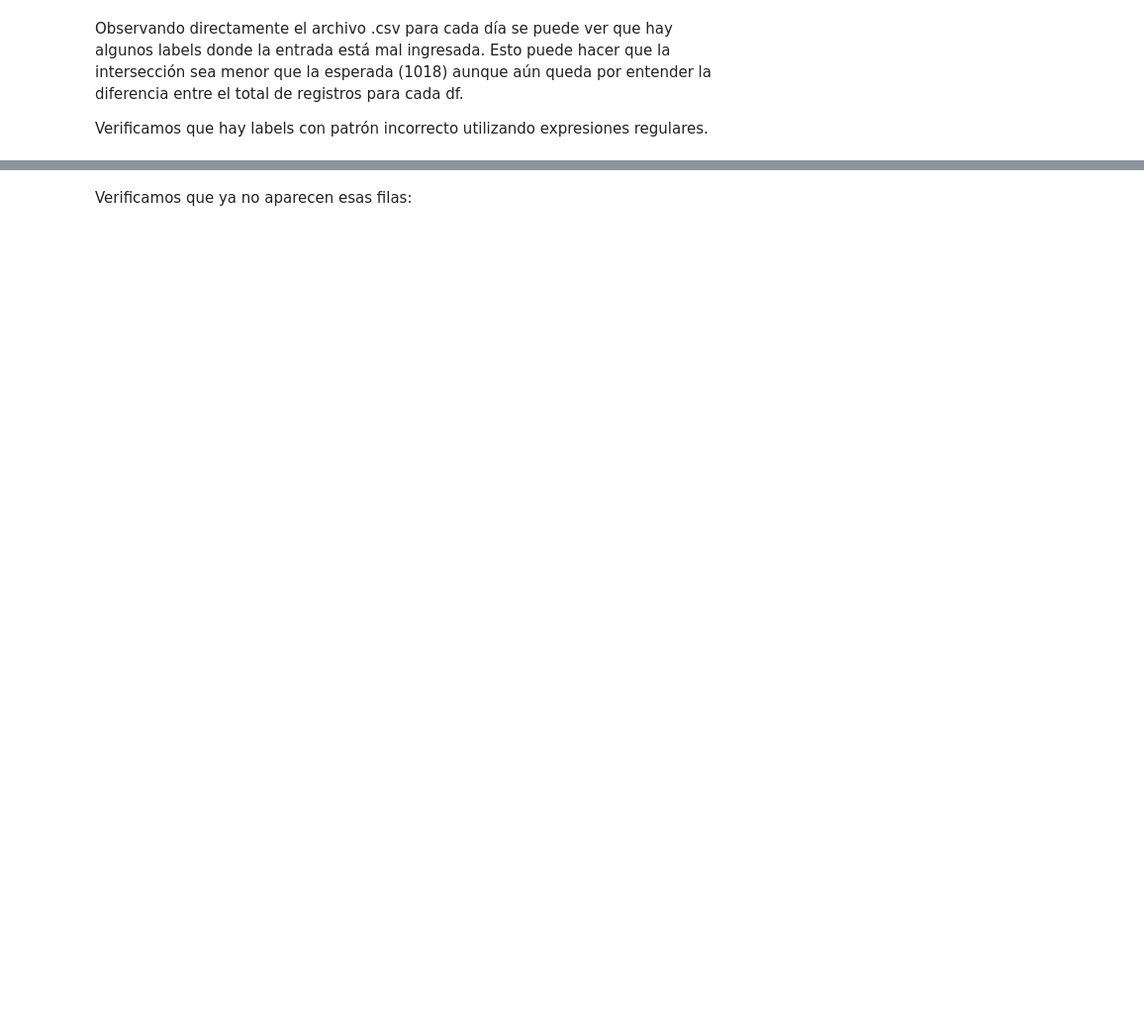
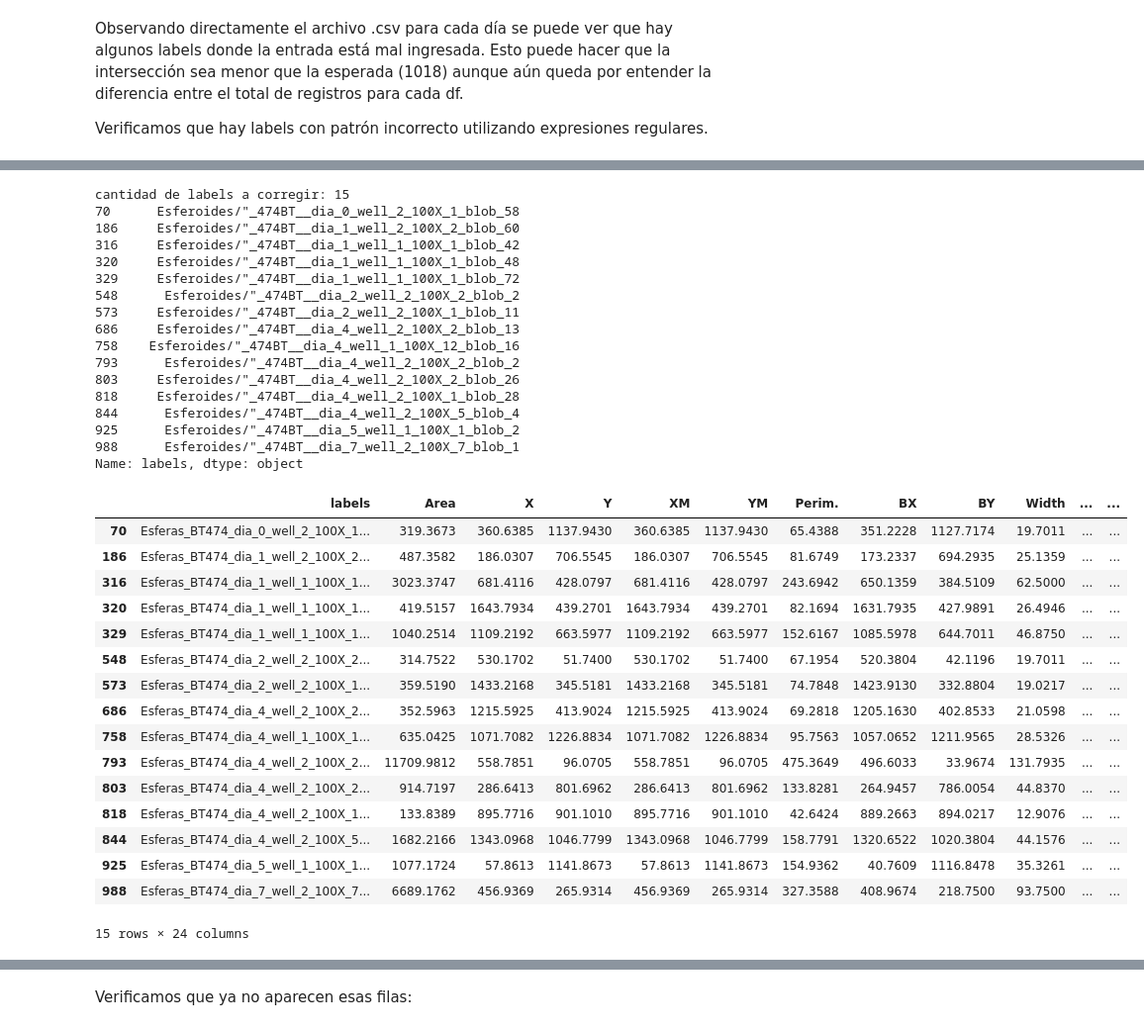
Before and after one commit to luciabarg/datos_tumoresferas, a Jupyter notebook: G2/2_EyCD_Clasificacion_Tumoresferas_Grupo2_revision_Lu.ipynb, the cells around one changed output, grey strips where cells are left out. Shown: that part at 99% size. Drawn from its saved outputs; the diff is of its cells as text; code cells hidden in the pictures; blank space fills up the shorter version.

```diff
--- a/G2/2_EyCD_Clasificacion_Tumoresferas_Grupo2_revision_Lu.ipynb
+++ b/G2/2_EyCD_Clasificacion_Tumoresferas_Grupo2_revision_Lu.ipynb
@@ -381,13 +379,3 @@ FileNotFoundError: ignored
-# %%
-fiji_datos_0 = pd.read_csv('https://raw.githubusercontent.com/luciabarg/datos_tumoresferas/main/data/02_EyC/fiji_datos_0al7mo_modificado_dia_0.csv', sep=';')
-fiji_datos_1 = pd.read_csv('https://raw.githubusercontent.com/luciabarg/datos_tumoresferas/main/data/02_EyC/fiji_datos_0al7mo_modificado_dia_1.csv', sep=',')
-fiji_datos_2 = pd.read_csv('https://raw.githubusercontent.com/luciabarg/datos_tumoresferas/main/data/02_EyC/fiji_datos_0al7mo_modificado_dia_2.csv', sep=';')
-fiji_datos_3 = pd.read_csv('https://raw.githubusercontent.com/luciabarg/datos_tumoresferas/main/data/02_EyC/fiji_datos_0al7mo_modificado_dia_3.csv', sep=';')
-fiji_datos_4 = pd.read_csv('https://raw.githubusercontent.com/luciabarg/datos_tumoresferas/main/data/02_EyC/fiji_datos_0al7mo_modificado_dia_4.csv', sep=':')
-fiji_datos_5 = pd.read_csv('https://raw.githubusercontent.com/luciabarg/datos_tumoresferas/main/data/02_EyC/fiji_datos_0al7mo_modificado_dia_5.csv', sep=';')
-fiji_datos_6 = pd.read_csv('https://raw.githubusercontent.com/luciabarg/datos_tumoresferas/main/data/02_EyC/fiji_datos_0al7mo_modificado_dia_6.csv', sep=',')
-fiji_datos_7a = pd.read_csv('https://raw.githubusercontent.com/luciabarg/datos_tumoresferas/main/data/02_EyC/fiji_datos_0al7mo_modificado_dia_7a.csv', sep=',')
-fiji_datos_7b = pd.read_csv('https://raw.githubusercontent.com/luciabarg/datos_tumoresferas/main/data/02_EyC/fiji_datos_0al7mo_modificado_dia_7b.csv', sep=';')
 # %%
 # Visualizamos las columnas que tiene el dataset de cada día
 print(fiji_datos_0.columns,"\n")
@@ -843,0 +868,48 @@ fiji_datos_concat.loc[idx_row_1, : ]
+# %%
+# Buscamos el primer patrón
+pattern = 'Esferoides/"_474BT__'
+pattern_1 = fiji_datos_concat['labels'].loc[fiji_datos_concat['labels'].str.contains(pat=pattern)]
+print('cantidad de labels a corregir:', len(pattern_1))
+print(pattern_1)
+
+# Guardamos en una lista sus índices
+idx_row_1 = pattern_1.index.to_list()
+
+# corregimos el primer patron
+fiji_datos_concat.loc[idx_row_1, 'labels'] = fiji_datos_concat.loc[idx_row_1, 'labels'].str.replace('Esferoides/"_474BT__', 'Esferas_BT474_')
+fiji_datos_concat.loc[idx_row_1, :]
+# %% [output]
+cantidad de labels a corregir: 15
+70      Esferoides/"_474BT__dia_0_well_2_100X_1_blob_58
+186     Esferoides/"_474BT__dia_1_well_2_100X_2_blob_60
+316     Esferoides/"_474BT__dia_1_well_1_100X_1_blob_42
+320     Esferoides/"_474BT__dia_1_well_1_100X_1_blob_48
+329     Esferoides/"_474BT__dia_1_well_1_100X_1_blob_72
+548      Esferoides/"_474BT__dia_2_well_2_100X_2_blob_2
+573     Esferoides/"_474BT__dia_2_well_2_100X_1_blob_11
+686     Esferoides/"_474BT__dia_4_well_2_100X_2_blob_13
+758    Esferoides/"_474BT__dia_4_well_1_100X_12_blob_16
+793      Esferoides/"_474BT__dia_4_well_2_100X_2_blob_2
+803     Esferoides/"_474BT__dia_4_well_2_100X_2_blob_26
+818     Esferoides/"_474BT__dia_4_well_2_100X_1_blob_28
+844      Esferoides/"_474BT__dia_4_well_2_100X_5_blob_4
+925      Esferoides/"_474BT__dia_5_well_1_100X_1_blob_2
+988      Esferoides/"_474BT__dia_7_well_2_100X_7_blob_1
+Name: labels, dtype: object
+|  | labels | Area | X | Y | XM | YM | Perim. | BX | BY | Width | ... | ... |
+| 70 | Esferas_BT474_dia_0_well_2_100X_1... | 319.3673 | 360.6385 | 1137.9430 | 360.6385 | 1137.9430 | 65.4388 | 351.2228 | 1127.7174 | 19.7011 | ... | ... |
+| 186 | Esferas_BT474_dia_1_well_2_100X_2... | 487.3582 | 186.0307 | 706.5545 | 186.0307 | 706.5545 | 81.6749 | 173.2337 | 694.2935 | 25.1359 | ... | ... |
+| 316 | Esferas_BT474_dia_1_well_1_100X_1... | 3023.3747 | 681.4116 | 428.0797 | 681.4116 | 428.0797 | 243.6942 | 650.1359 | 384.5109 | 62.5000 | ... | ... |
+| 320 | Esferas_BT474_dia_1_well_1_100X_1... | 419.5157 | 1643.7934 | 439.2701 | 1643.7934 | 439.2701 | 82.1694 | 1631.7935 | 427.9891 | 26.4946 | ... | ... |
+| 329 | Esferas_BT474_dia_1_well_1_100X_1... | 1040.2514 | 1109.2192 | 663.5977 | 1109.2192 | 663.5977 | 152.6167 | 1085.5978 | 644.7011 | 46.8750 | ... | ... |
+| 548 | Esferas_BT474_dia_2_well_2_100X_2... | 314.7522 | 530.1702 | 51.7400 | 530.1702 | 51.7400 | 67.1954 | 520.3804 | 42.1196 | 19.7011 | ... | ... |
+| 573 | Esferas_BT474_dia_2_well_2_100X_1... | 359.5190 | 1433.2168 | 345.5181 | 1433.2168 | 345.5181 | 74.7848 | 1423.9130 | 332.8804 | 19.0217 | ... | ... |
+| 686 | Esferas_BT474_dia_4_well_2_100X_2... | 352.5963 | 1215.5925 | 413.9024 | 1215.5925 | 413.9024 | 69.2818 | 1205.1630 | 402.8533 | 21.0598 | ... | ... |
+| 758 | Esferas_BT474_dia_4_well_1_100X_1... | 635.0425 | 1071.7082 | 1226.8834 | 1071.7082 | 1226.8834 | 95.7563 | 1057.0652 | 1211.9565 | 28.5326 | ... | ... |
+| 793 | Esferas_BT474_dia_4_well_2_100X_2... | 11709.9812 | 558.7851 | 96.0705 | 558.7851 | 96.0705 | 475.3649 | 496.6033 | 33.9674 | 131.7935 | ... | ... |
+| 803 | Esferas_BT474_dia_4_well_2_100X_2... | 914.7197 | 286.6413 | 801.6962 | 286.6413 | 801.6962 | 133.8281 | 264.9457 | 786.0054 | 44.8370 | ... | ... |
+| 818 | Esferas_BT474_dia_4_well_2_100X_1... | 133.8389 | 895.7716 | 901.1010 | 895.7716 | 901.1010 | 42.6424 | 889.2663 | 894.0217 | 12.9076 | ... | ... |
+| 844 | Esferas_BT474_dia_4_well_2_100X_5... | 1682.2166 | 1343.0968 | 1046.7799 | 1343.0968 | 1046.7799 | 158.7791 | 1320.6522 | 1020.3804 | 44.1576 | ... | ... |
+| 925 | Esferas_BT474_dia_5_well_1_100X_1... | 1077.1724 | 57.8613 | 1141.8673 | 57.8613 | 1141.8673 | 154.9362 | 40.7609 | 1116.8478 | 35.3261 | ... | ... |
+| 988 | Esferas_BT474_dia_7_well_2_100X_7... | 6689.1762 | 456.9369 | 265.9314 | 456.9369 | 265.9314 | 327.3588 | 408.9674 | 218.7500 | 93.7500 | ... | ... |
+15 rows × 24 columns
```
Also changed, not shown: parts of 30 cells of this notebook.
